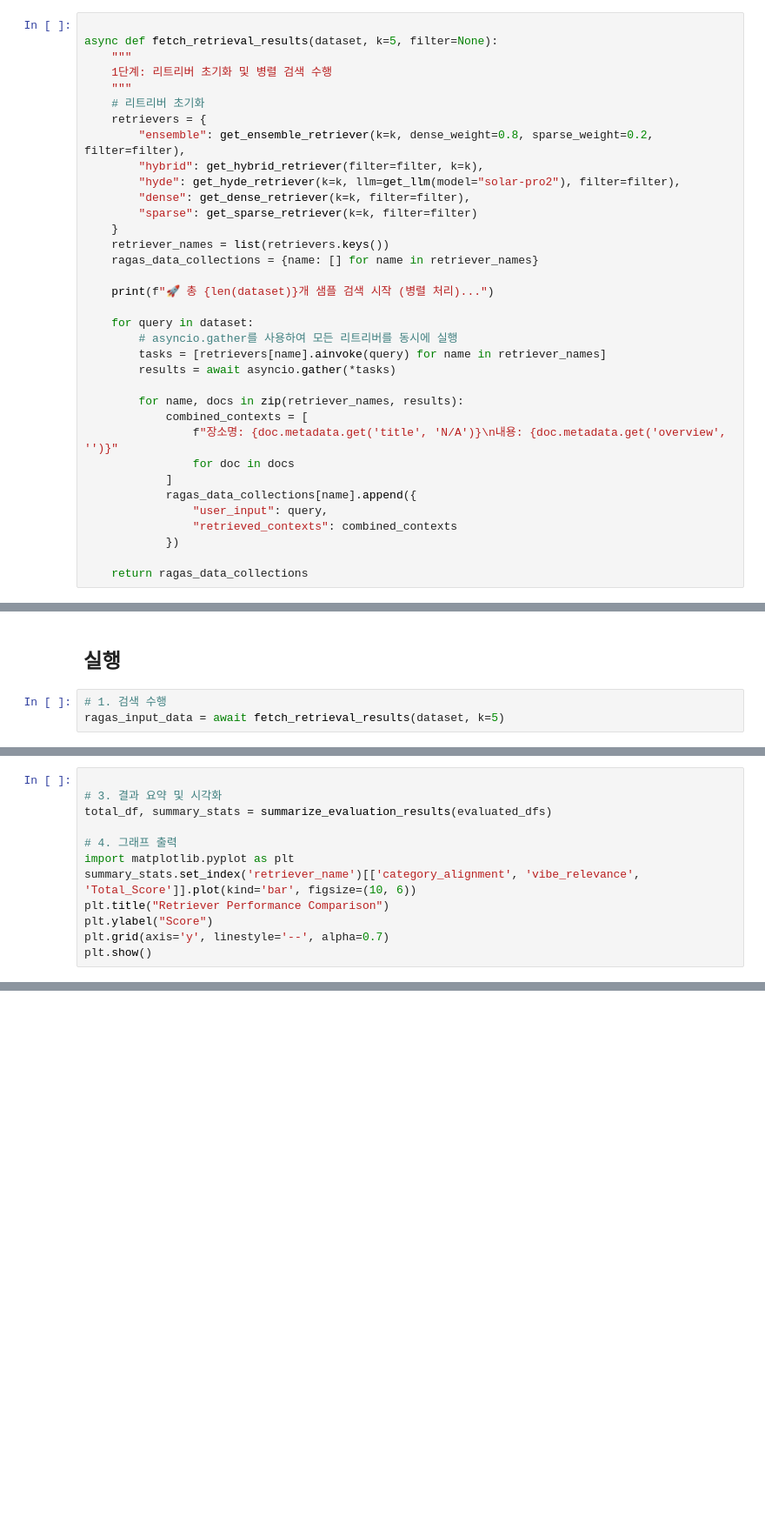
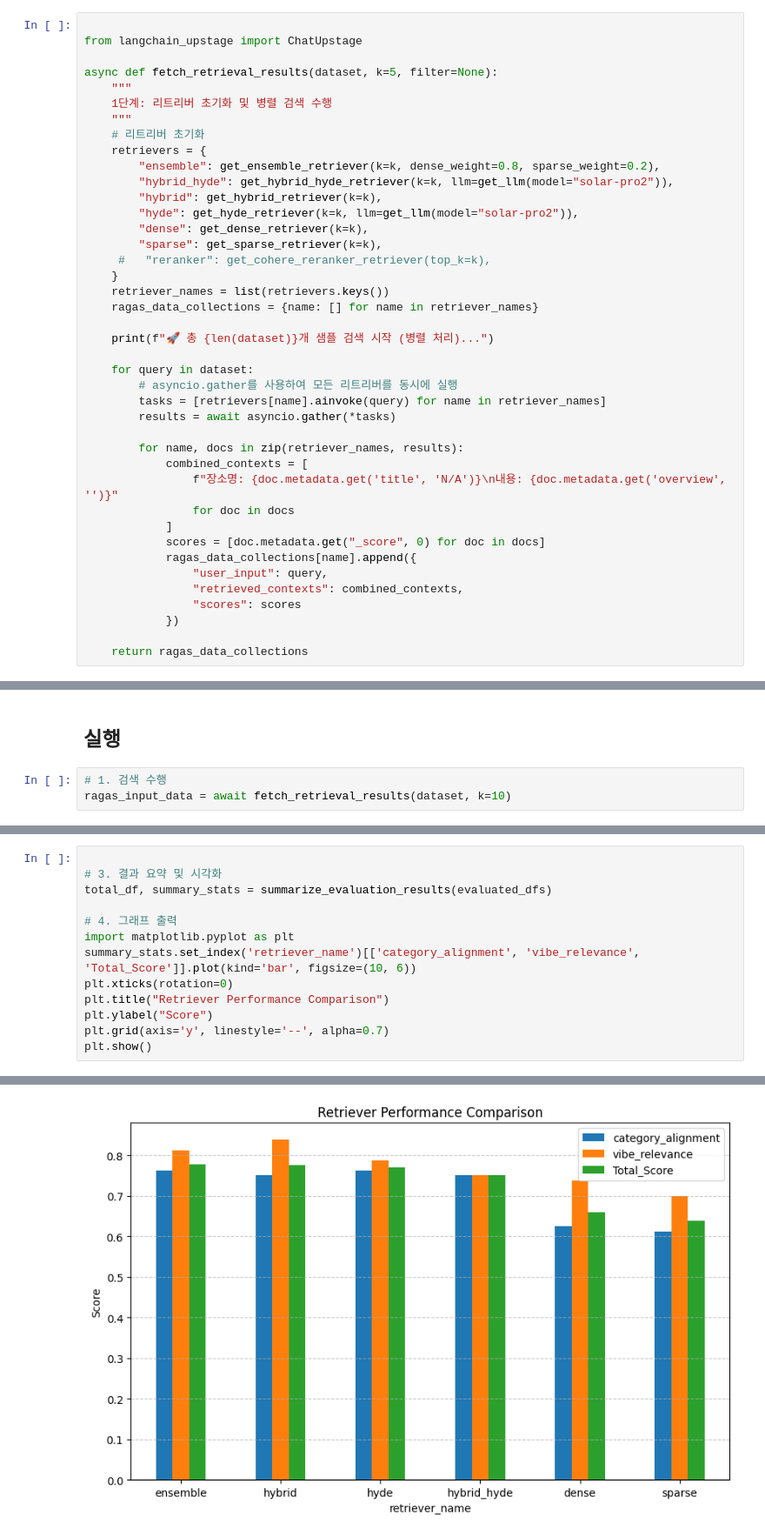
Before and after one commit to smj1513/P-PliP-Inference, a Jupyter notebook: lab/evaluation.ipynb, the cells around one changed output, grey strips where cells are left out. Shown at 87% size. Saved outputs shown, nothing was run; the diff lists cells and outputs as text; blank space fills up the shorter version.

```diff
--- a/lab/evaluation.ipynb
+++ b/lab/evaluation.ipynb
@@ -241,6 +243,8 @@ filter = create_geo_radius_filter(lat=37.5666, lon=126.9780, radius_km=10)
 # %% [markdown]
 ## 검색 함수
 # %%
+
+from langchain_upstage import ChatUpstage
 
 async def fetch_retrieval_results(dataset, k=5, filter=None):
     """
@@ -248,11 +252,13 @@ async def fetch_retrieval_results(dataset, k=5, filter=None):
     """
     # 리트리버 초기화
     retrievers = {
-        "ensemble": get_ensemble_retriever(k=k, dense_weight=0.8, sparse_weight=0.2, filter=filter),
-        "hybrid": get_hybrid_retriever(filter=filter, k=k),
-        "hyde": get_hyde_retriever(k=k, llm=get_llm(model="solar-pro2"), filter=filter),
-        "dense": get_dense_retriever(k=k, filter=filter),
-        "sparse": get_sparse_retriever(k=k, filter=filter)
+        "ensemble": get_ensemble_retriever(k=k, dense_weight=0.8, sparse_weight=0.2),
+        "hybrid_hyde": get_hybrid_hyde_retriever(k=k, llm=get_llm(model="solar-pro2")),
+        "hybrid": get_hybrid_retriever(k=k),
+        "hyde": get_hyde_retriever(k=k, llm=get_llm(model="solar-pro2")),
+        "dense": get_dense_retriever(k=k),
+        "sparse": get_sparse_retriever(k=k),
+     #   "reranker": get_cohere_reranker_retriever(top_k=k),
     }
     retriever_names = list(retrievers.keys())
     ragas_data_collections = {name: [] for name in retriever_names}
@@ -269,9 +275,11 @@ async def fetch_retrieval_results(dataset, k=5, filter=None):
                 f"장소명: {doc.metadata.get('title', 'N/A')}\n내용: {doc.metadata.get('overview', '')}"
                 for doc in docs
             ]
+            scores = [doc.metadata.get("_score", 0) for doc in docs]
             ragas_data_collections[name].append({
                 "user_input": query,
-                "retrieved_contexts": combined_contexts
+                "retrieved_contexts": combined_contexts,
+                "scores": scores
             })
 
     return ragas_data_collections
@@ -388,6 +402,6 @@ def summarize_evaluation_results(all_results_dfs):
 ## 실행
 # %%
 # 1. 검색 수행
-ragas_input_data = await fetch_retrieval_results(dataset, k=5)
+ragas_input_data = await fetch_retrieval_results(dataset, k=10)
 # %% [output]
 🚀 Loading SPLADE Model... (This happens only once)
@@ -411,7 +426,9 @@ total_df, summary_stats = summarize_evaluation_results(evaluated_dfs)
 # 4. 그래프 출력
 import matplotlib.pyplot as plt
 summary_stats.set_index('retriever_name')[['category_alignment', 'vibe_relevance', 'Total_Score']].plot(kind='bar', figsize=(10, 6))
+plt.xticks(rotation=0)
 plt.title("Retriever Performance Comparison")
 plt.ylabel("Score")
 plt.grid(axis='y', linestyle='--', alpha=0.7)
 plt.show()
+# %% [output]
@@ -417,0 +446 @@ plt.show()
+[figure, added]
```
Also changed, not shown: parts of 12 cells of this notebook, 21 other files.
